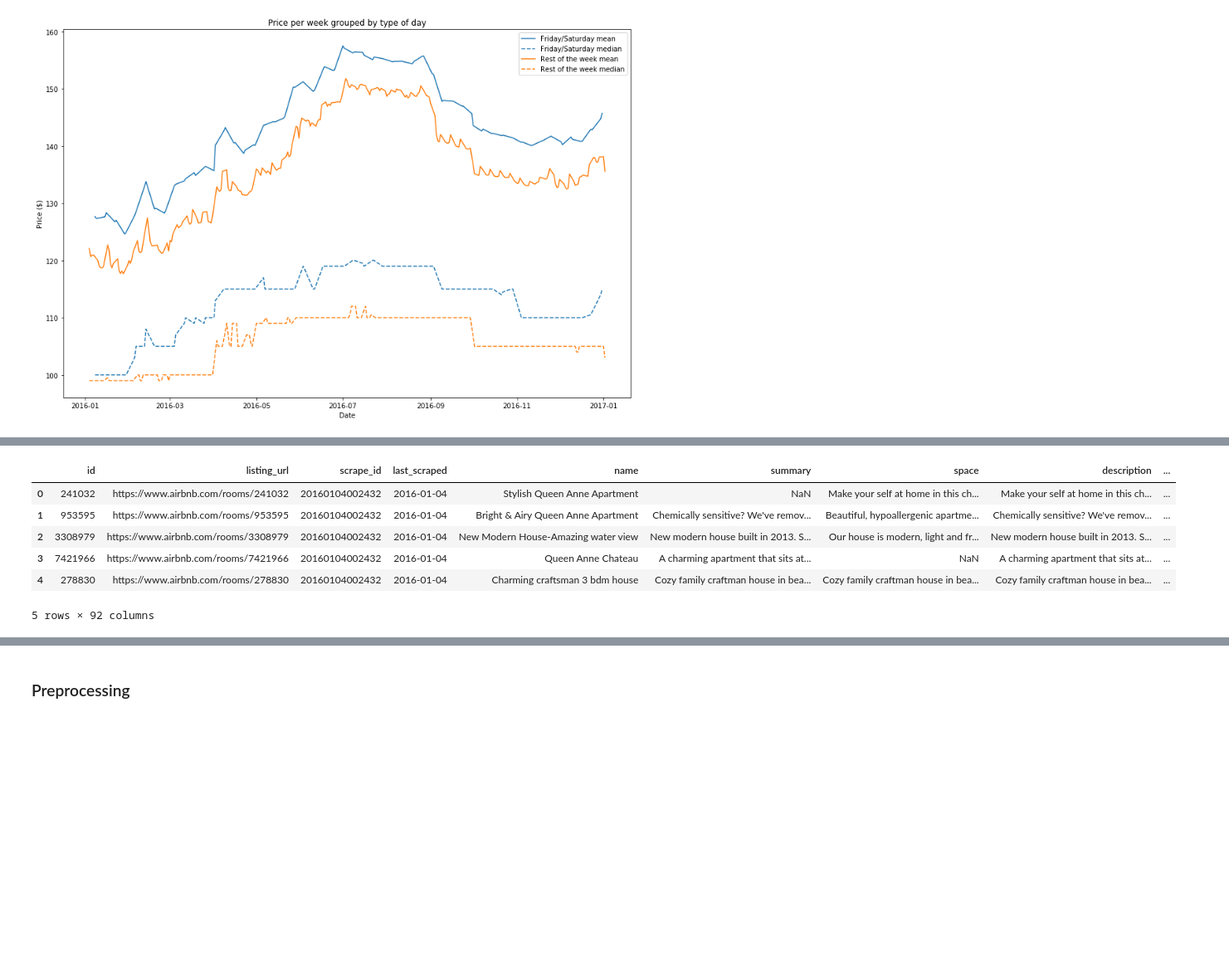
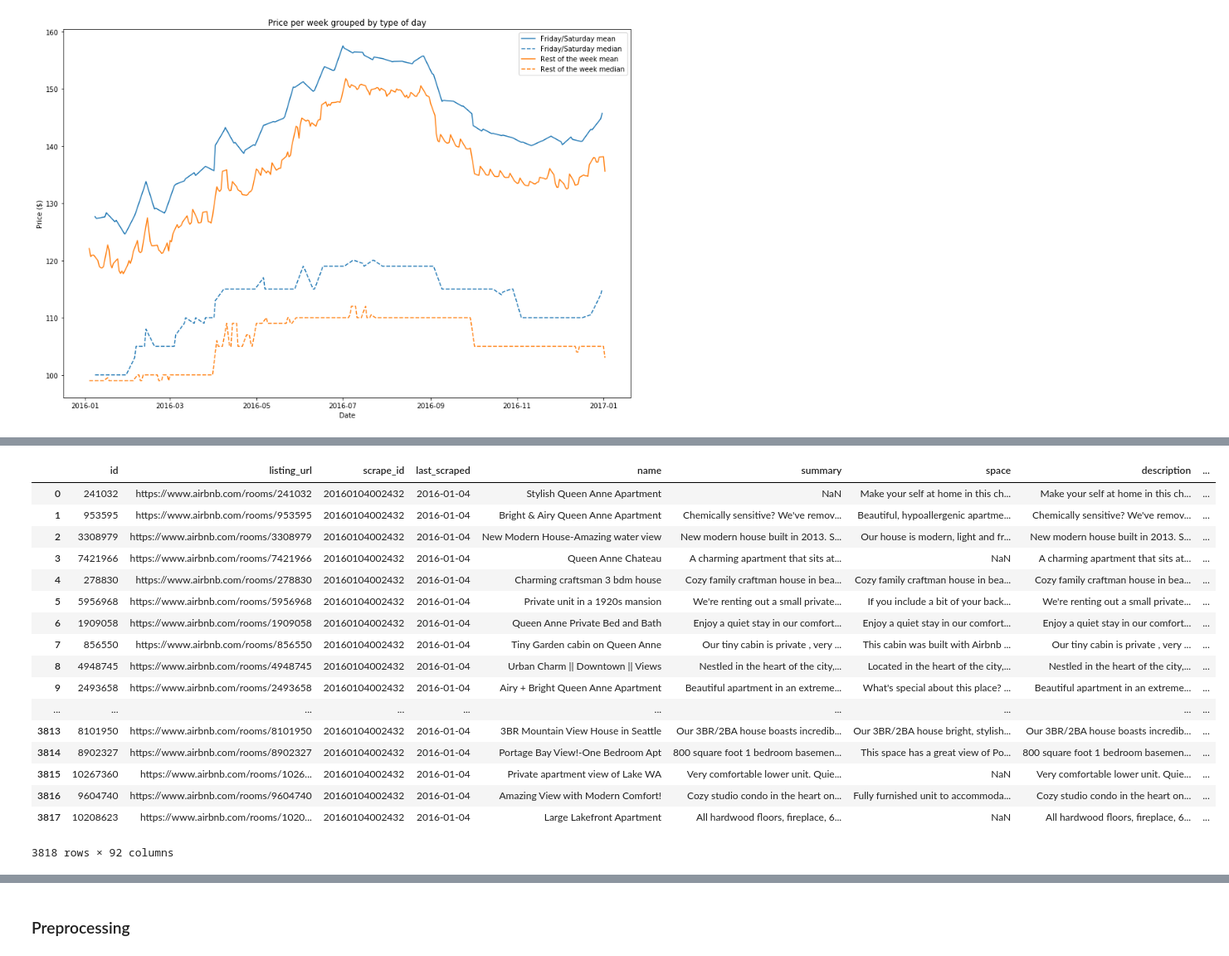
Before and after one commit to rubengura/SeattleAirBnBAnalysis, a Jupyter notebook: Udacity Data Science Nanodegree P1T2.ipynb, the cells around one changed output, grey strips where cells are left out. Shown at 83% size. Drawn from its saved outputs; the diff is of its cells as text; code cells hidden in the pictures; blank space fills up the shorter version.

```diff
--- a/Udacity Data Science Nanodegree P1T2.ipynb
+++ b/Udacity Data Science Nanodegree P1T2.ipynb
@@ -233,0 +206,2 @@ ml_data = pd.merge(calendar, listings_vars_to_merge, left_on='listing_id', right
+# %%
+pd.set_option('display.max_columns', 500)
@@ -234,10 +219,21 @@ ml_data = pd.merge(calendar, listings_vars_to_merge, left_on='listing_id', right
 # %%
-listings.head()
+listings
 # %% [output]
 |  | id | listing_url | scrape_id | last_scraped | name | summary | space | description | ... |
 | 0 | 241032 | https://www.airbnb.com/rooms/241032 | 20160104002432 | 2016-01-04 | Stylish Queen Anne Apartment | NaN | Make your self at home in this ch... | Make your self at home in this ch... | ... |
 | 1 | 953595 | https://www.airbnb.com/rooms/953595 | 20160104002432 | 2016-01-04 | Bright & Airy Queen Anne Apartment | Chemically sensitive? We've remov... | Beautiful, hypoallergenic apartme... | Chemically sensitive? We've remov... | ... |
 | 2 | 3308979 | https://www.airbnb.com/rooms/3308979 | 20160104002432 | 2016-01-04 | New Modern House-Amazing water view | New modern house built in 2013. S... | Our house is modern, light and fr... | New modern house built in 2013. S... | ... |
 | 3 | 7421966 | https://www.airbnb.com/rooms/7421966 | 20160104002432 | 2016-01-04 | Queen Anne Chateau | A charming apartment that sits at... | NaN | A charming apartment that sits at... | ... |
 | 4 | 278830 | https://www.airbnb.com/rooms/278830 | 20160104002432 | 2016-01-04 | Charming craftsman 3 bdm house | Cozy family craftman house in bea... | Cozy family craftman house in bea... | Cozy family craftman house in bea... | ... |
+| 5 | 5956968 | https://www.airbnb.com/rooms/5956968 | 20160104002432 | 2016-01-04 | Private unit in a 1920s mansion | We're renting out a small private... | If you include a bit of your back... | We're renting out a small private... | ... |
+| 6 | 1909058 | https://www.airbnb.com/rooms/1909058 | 20160104002432 | 2016-01-04 | Queen Anne Private Bed and Bath | Enjoy a quiet stay in our comfort... | Enjoy a quiet stay in our comfort... | Enjoy a quiet stay in our comfort... | ... |
+| 7 | 856550 | https://www.airbnb.com/rooms/856550 | 20160104002432 | 2016-01-04 | Tiny Garden cabin on Queen Anne | Our tiny cabin is private , very ... | This cabin was built with Airbnb ... | Our tiny cabin is private , very ... | ... |
+| 8 | 4948745 | https://www.airbnb.com/rooms/4948745 | 20160104002432 | 2016-01-04 | Urban Charm || Downtown || Views | Nestled in the heart of the city,... | Located in the heart of the city,... | Nestled in the heart of the city,... | ... |
+| 9 | 2493658 | https://www.airbnb.com/rooms/2493658 | 20160104002432 | 2016-01-04 | Airy + Bright Queen Anne Apartment | Beautiful apartment in an extreme... | What's special about this place? ... | Beautiful apartment in an extreme... | ... |
+| ... | ... | ... | ... | ... | ... | ... | ... | ... | ... |
+| 3813 | 8101950 | https://www.airbnb.com/rooms/8101950 | 20160104002432 | 2016-01-04 | 3BR Mountain View House in Seattle | Our 3BR/2BA house boasts incredib... | Our 3BR/2BA house bright, stylish... | Our 3BR/2BA house boasts incredib... | ... |
+| 3814 | 8902327 | https://www.airbnb.com/rooms/8902327 | 20160104002432 | 2016-01-04 | Portage Bay View!-One Bedroom Apt | 800 square foot 1 bedroom basemen... | This space has a great view of Po... | 800 square foot 1 bedroom basemen... | ... |
+| 3815 | 10267360 | https://www.airbnb.com/rooms/1026... | 20160104002432 | 2016-01-04 | Private apartment view of Lake WA | Very comfortable lower unit. Quie... | NaN | Very comfortable lower unit. Quie... | ... |
+| 3816 | 9604740 | https://www.airbnb.com/rooms/9604740 | 20160104002432 | 2016-01-04 | Amazing View with Modern Comfort! | Cozy studio condo in the heart on... | Fully furnished unit to accommoda... | Cozy studio condo in the heart on... | ... |
+| 3817 | 10208623 | https://www.airbnb.com/rooms/1020... | 20160104002432 | 2016-01-04 | Large Lakefront Apartment | All hardwood floors, fireplace, 6... | NaN | All hardwood floors, fireplace, 6... | ... |
-5 rows × 92 columns
+3818 rows × 92 columns
```
Also changed, not shown: parts of 20 cells of this notebook.
